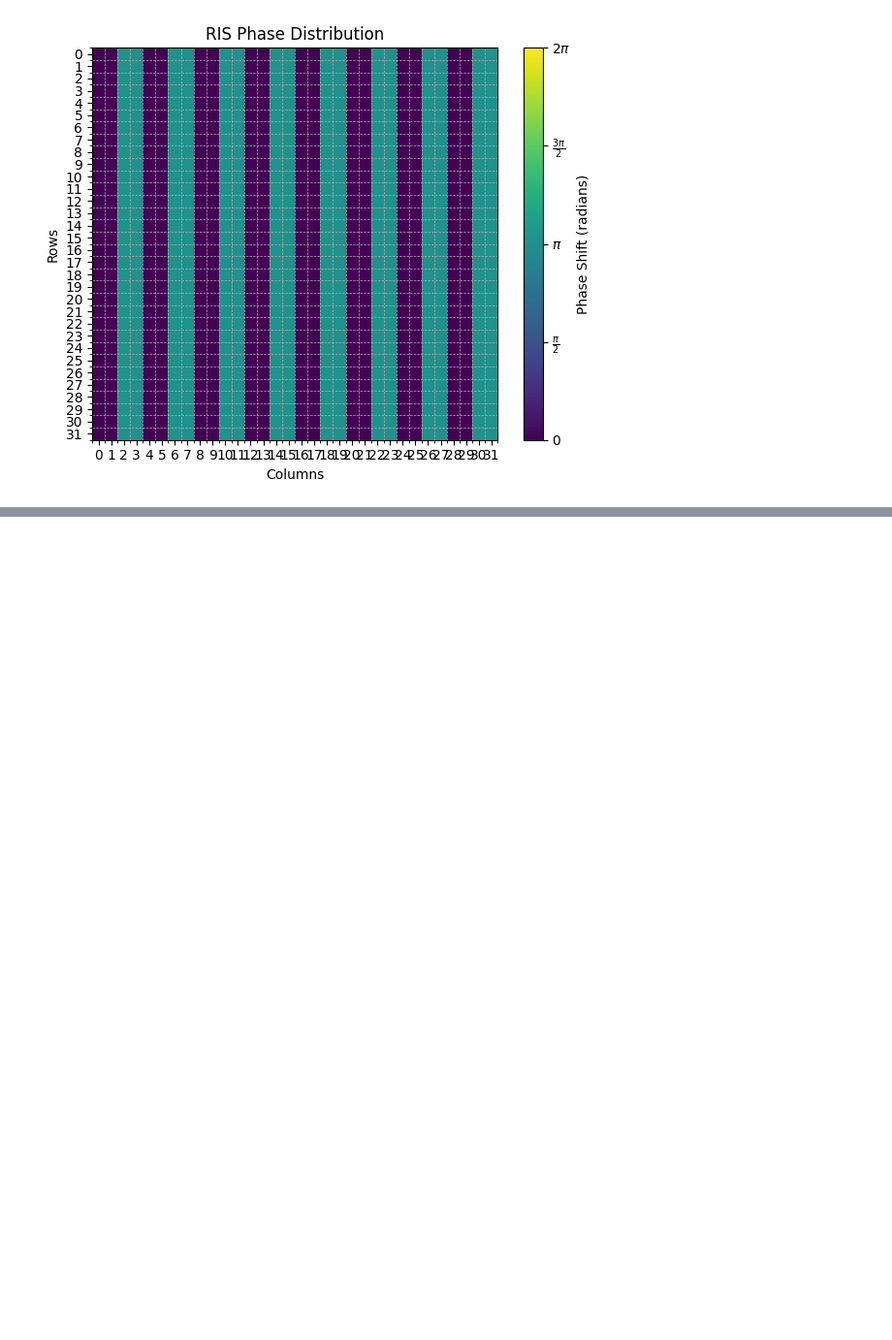
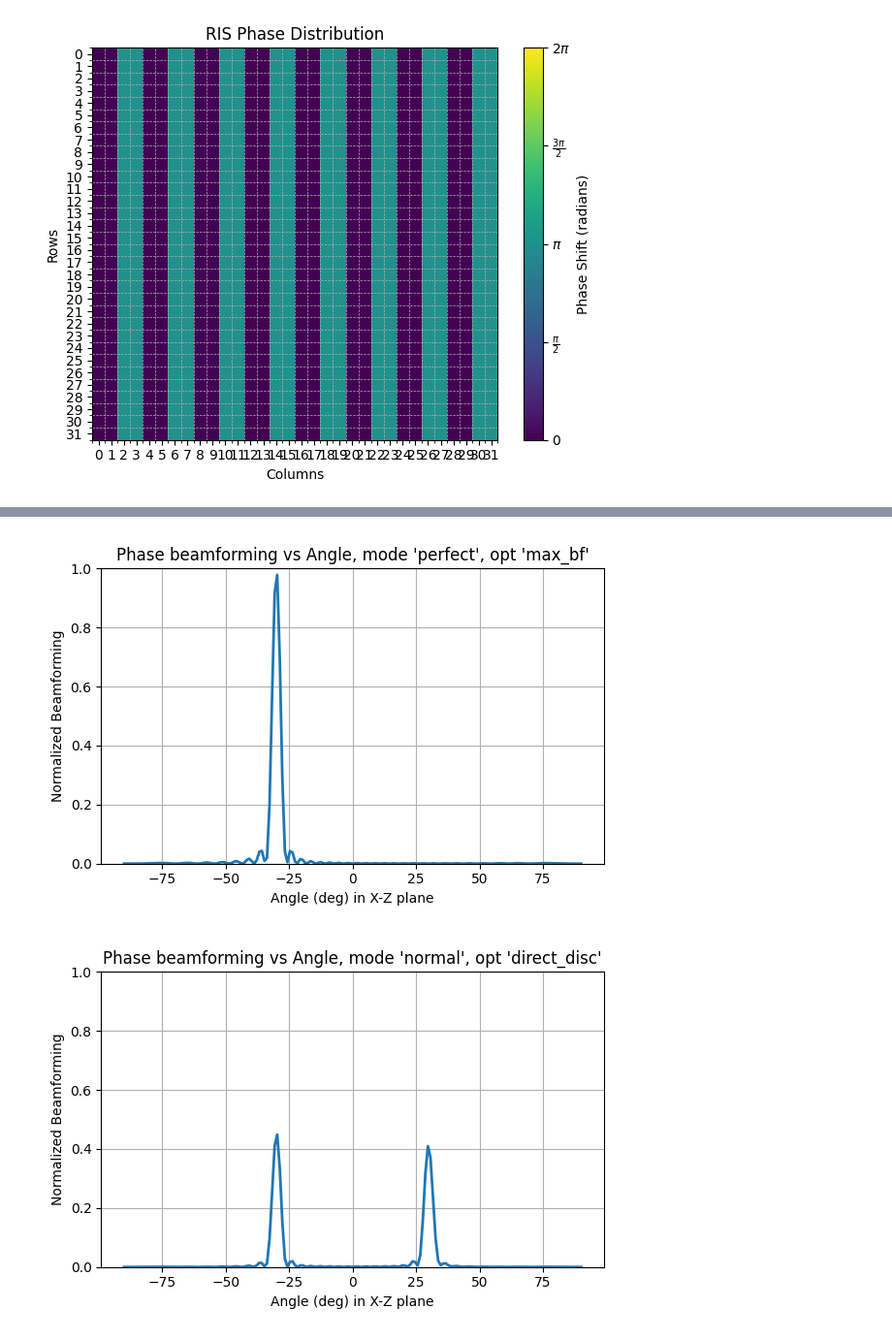
Before and after one commit to debombivandebombo/surpRISe, a Jupyter notebook: test_channel.ipynb, the cells around one changed output, grey strips where cells are left out. Shown at 97% size. Saved outputs shown, nothing was run; the diff lists cells and outputs as text; code cells hidden in the pictures; blank space fills up the shorter version.

```diff
--- a/test_channel.ipynb
+++ b/test_channel.ipynb
@@ -175,0 +128,11 @@ Beamforming normalized at RX location with max bf discretization shifts: 0.487
+# %%
+%matplotlib widget
+
+channel_perf.plot_phase_bf_angle(r=11,Nr=180,axis='x')
+
+channel.plot_phase_bf_angle(r=11,Nr=180,axis='x')
+
+channel_maxbf.plot_phase_bf_angle(r=11,Nr=180,axis='x')
+# %% [output]
+[figure, added]
+[figure, added]
```
Also changed, not shown: parts of 4 cells of this notebook, 3 other files.
